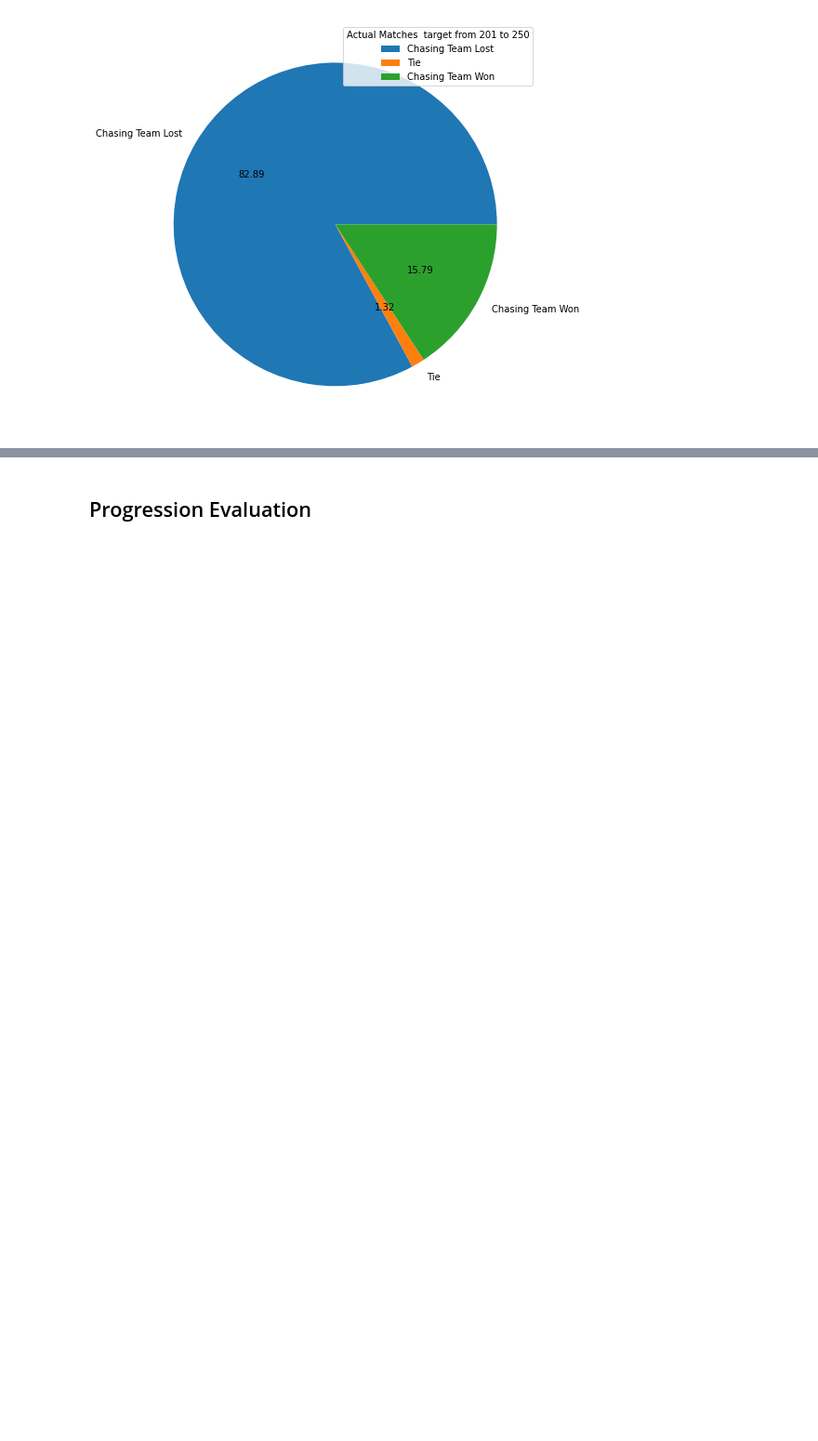
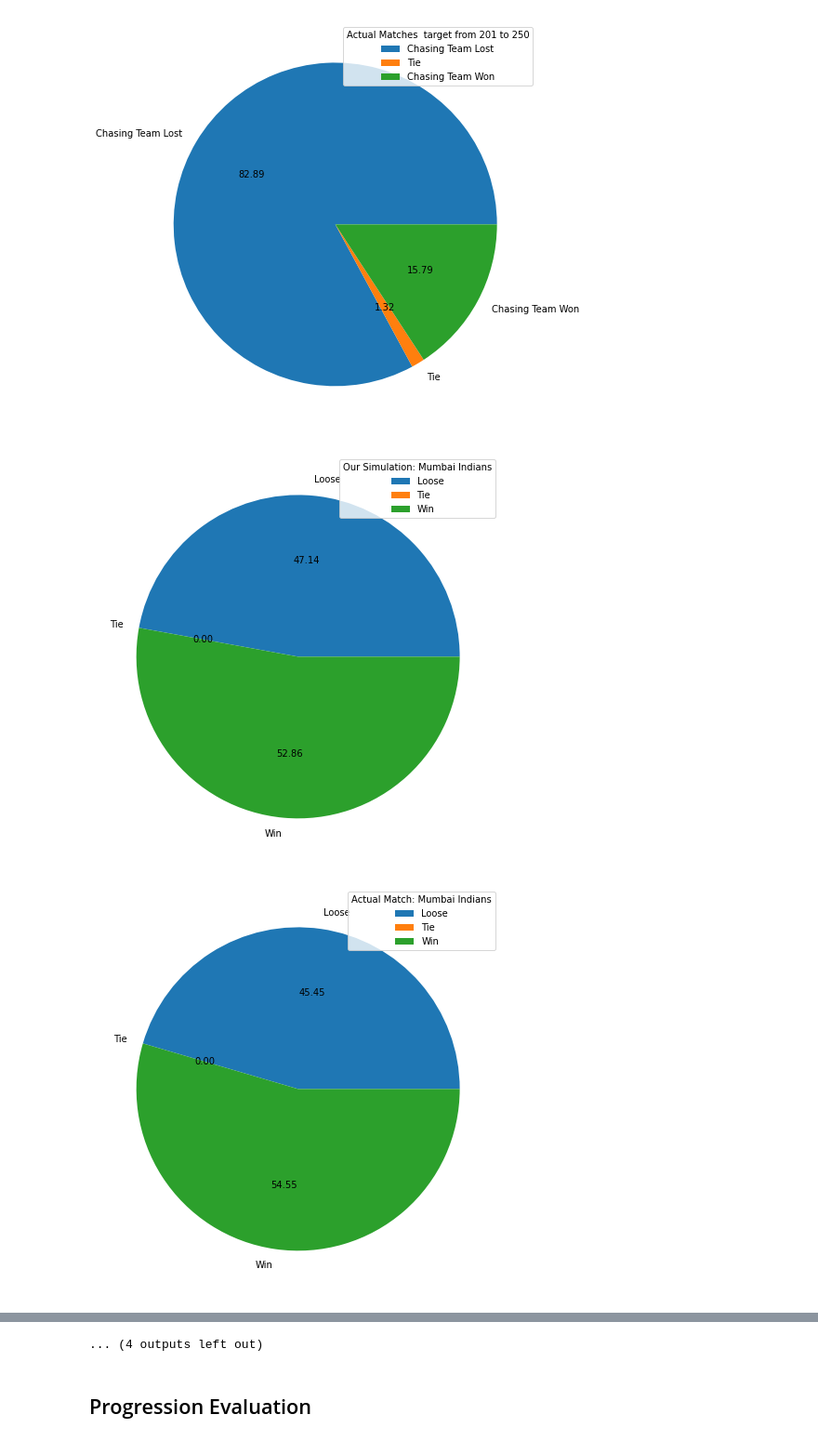
Before and after one commit to AravindM2803/IPL-Simulator, a Jupyter notebook: iplsim-dense/Evaluate.ipynb, the cells around one changed output, grey strips where cells are left out. Shown at 93% size. Cells and saved outputs as stored; diff of their text form; code cells hidden in the pictures; blank space fills up the shorter version.

Commit message:
evaluate ipynb: tried team win probability stat

```diff
--- a/iplsim-dense/Evaluate.ipynb
+++ b/iplsim-dense/Evaluate.ipynb
@@ -66,11 +66,11 @@ evaluator = EvaluationMetrics(model_inn1, model_inn2,
 #     evaluator.display_table()
 #     evaluator.save_object("Evaluation/tournament3_1.pkl")
 # %%
-actualstat = ActualStats("Evaluation/actual.pkl")
-# actualstat = ActualStats()
-# actualstat.run_df(1, True)
-# actualstat.run_df(2, True)
-# actualstat.save_object("Evaluation/actual.pkl")
+# actualstat = ActualStats("Evaluation/actual.pkl")
+actualstat = ActualStats()
+actualstat.run_df(1, True)
+actualstat.run_df(2, True)
+actualstat.save_object("Evaluation/actual.pkl")
 # %%
 len(actualstat.chasing_stat), len(actualstat.total_stat)
 # %% [output]
@@ -122,9 +122,11 @@ actual_chasing_stat = actualstat.chasing_stat
 evaluator_chasing_stat = []
 for inn1, inn2 in evaluator.innings_obj_list:
     row_dic = {}
-    row_dic["Final Score"] = [inn2.Runs, inn2.Wickets]
+    row_dic["Final_Score"] = [inn2.Runs, inn2.Wickets]
     row_dic["First_Innings_Score"] = inn1.Runs
     row_dic["Overs"] = [inn2.Overs - 1, inn2.Balls - 1]
+    row_dic["Chasing_Team"] = inn2.Batting_Team
+    row_dic["Defending_Team"] = inn2.Bowling_Team
     final_score = inn2.Runs
     first_innings_score = inn1.Runs
     if final_score > first_innings_score:
@@ -201,3 +203,35 @@ for inn1_start, inn1_end in [[i+1, i+step] for i in range(50, 250, step)]:
 [figure]
 [figure]
 [figure]
+# %%
+teams = set(evaluator.season_table.keys())
+labels = ["Loose", "Tie", "Win"]
+team_outcome_dic = [{team: [0, 0, 0] for team in teams}, {team: [0, 0, 0] for team in teams}]
+for ind, val in enumerate([evaluator_chasing_stat, actual_chasing_stat]):
+    for match_stat in val:
+        if match_stat["Chasing_Team"] not in teams or match_stat["Defending_Team"] not in teams:
+            continue
+        if outcome == -1:
+            team_outcome_dic[ind][match_stat["Chasing_Team"]][0] += 1
+            team_outcome_dic[ind][match_stat["Defending_Team"]][2] += 1
+        if outcome == 0:
+            team_outcome_dic[ind][match_stat["Chasing_Team"]][1] += 1
+            team_outcome_dic[ind][match_stat["Defending_Team"]][1] += 1
+        if outcome == 1:
+            team_outcome_dic[ind][match_stat["Chasing_Team"]][2] += 1
+            team_outcome_dic[ind][match_stat["Defending_Team"]][1] += 1
+# %%
+for team in teams:
+    fig = plt.gcf()
+    fig.set_size_inches(8, 8)
+    plt.pie(team_outcome_dic[0][team], labels=labels, autopct="%.2f")
+    plt.legend(title = f"Our Simulation: {team}")
+    plt.show()
+    fig = plt.gcf()
+    fig.set_size_inches(8, 8)
+    plt.pie(team_outcome_dic[1][team], labels=labels, autopct="%.2f")
+    plt.legend(title = f"Actual Match: {team}")
+    plt.show()
+# %% [output]
+[figure, added]
+[figure, added]
@@ -204,3 +248,4 @@ for inn1_start, inn1_end in [[i+1, i+step] for i in range(50, 250, step)]:
+... (4 outputs left out)
 # %% [markdown]
 ## Progression Evaluation
 # %%
```
Also changed, not shown: parts of 1 cell of this notebook.
